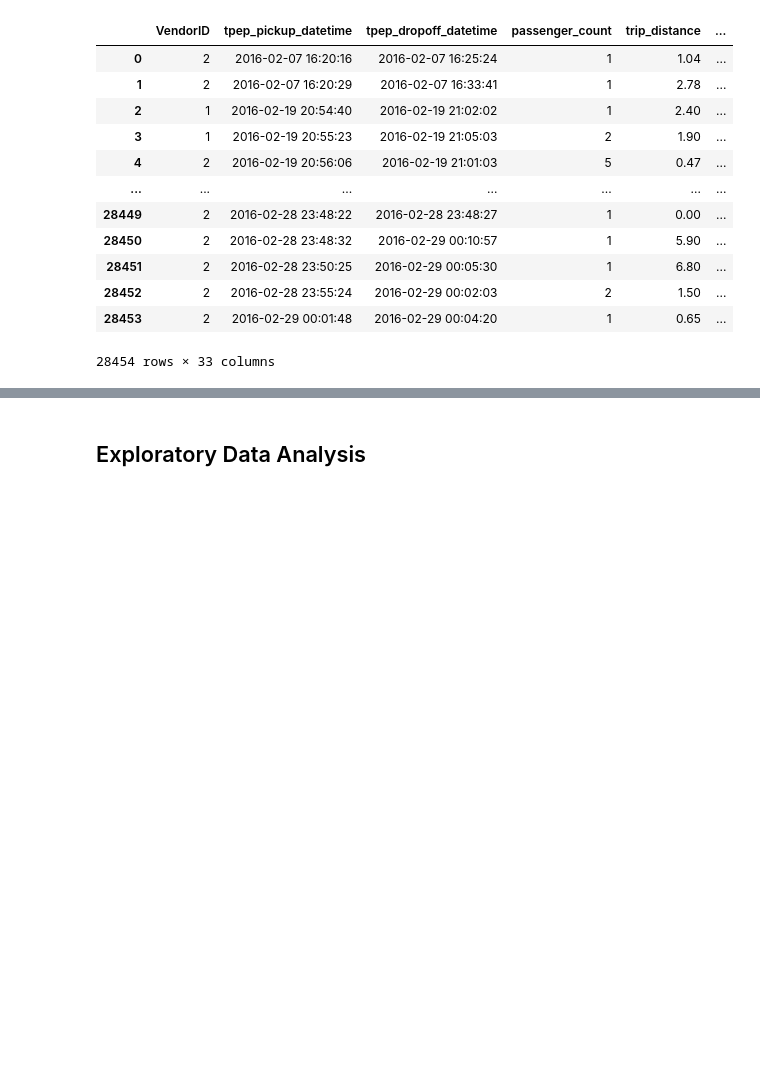
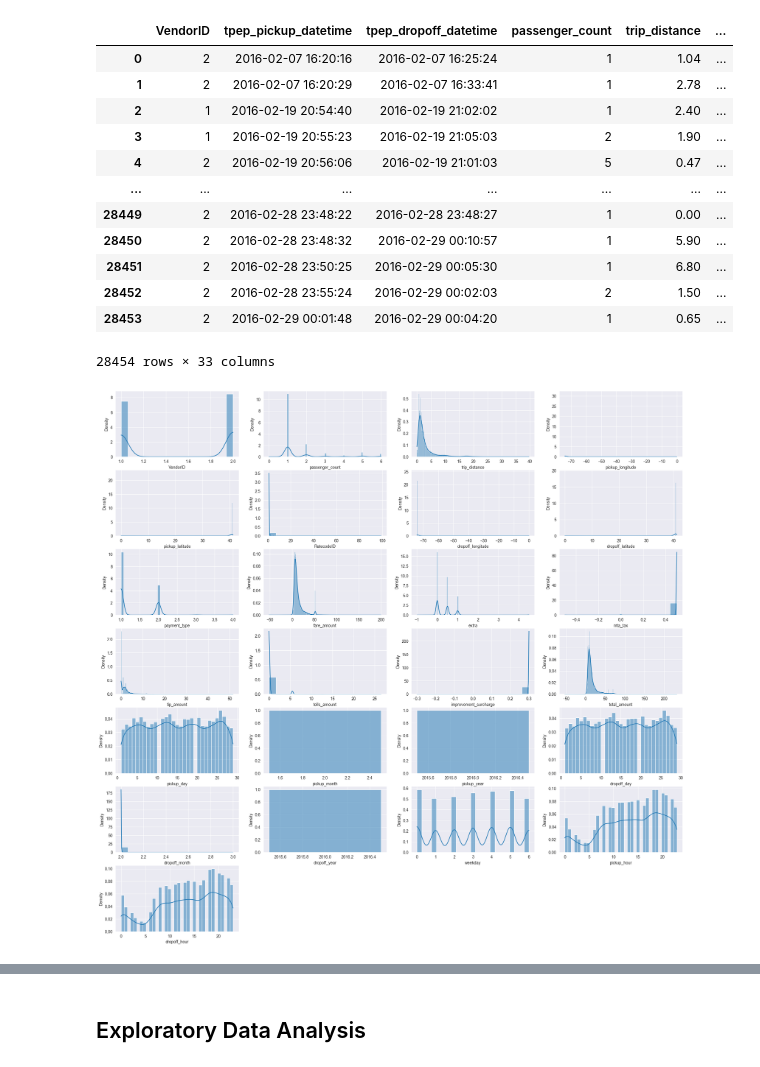
Before and after one commit to divineod/Data_Analaytics_Project, a Jupyter notebook: Project.ipynb, the cells around one changed output, grey strips where cells are left out. Drawn from its saved outputs; the diff is of its cells as text; code cells hidden in the pictures; blank space fills up the shorter version.

```diff
--- a/Project.ipynb
+++ b/Project.ipynb
@@ -466,3 +455,19 @@ taxi_df
 | 28452 | 2 | 2016-02-28 23:55:24 | 2016-02-29 00:02:03 | 2 | 1.50 | ... |
 | 28453 | 2 | 2016-02-29 00:01:48 | 2016-02-29 00:04:20 | 1 | 0.65 | ... |
 28454 rows × 33 columns
+# %%
+## Plot the distribution of the variables in the Dataset
+
+# Get non-categorical column names
+num_var =taxi_df.select_dtypes(include=['int64', 'float']).columns.tolist()
+number_of_columns = 25
+number_of_rows = int(len(num_var)-1 / number_of_columns)
+
+
+plt.figure(figsize=(number_of_columns, number_of_rows))
+for i in range(0, len(num_var)):
+    plt.subplot(7, 4, i+1)
+    sns.histplot(taxi_df[num_var[i]], kde=True, stat="density" )
+    #plt.tight_layout()
+# %% [output]
+[figure, added]
```
Also changed, not shown: parts of 155 cells of this notebook.
